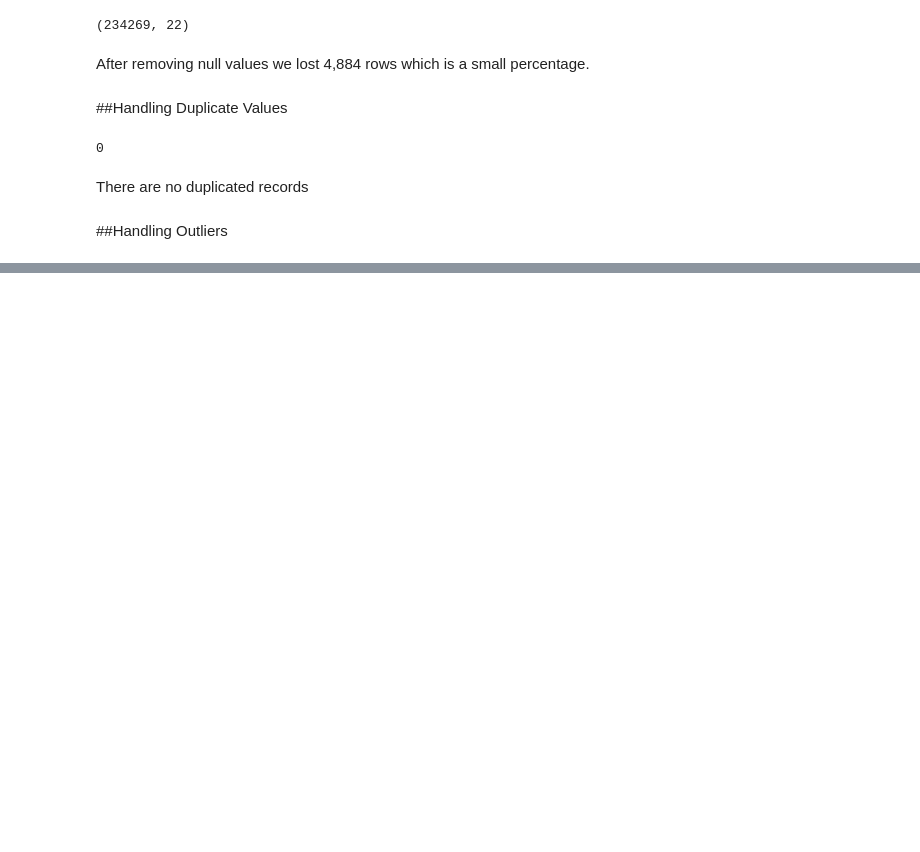
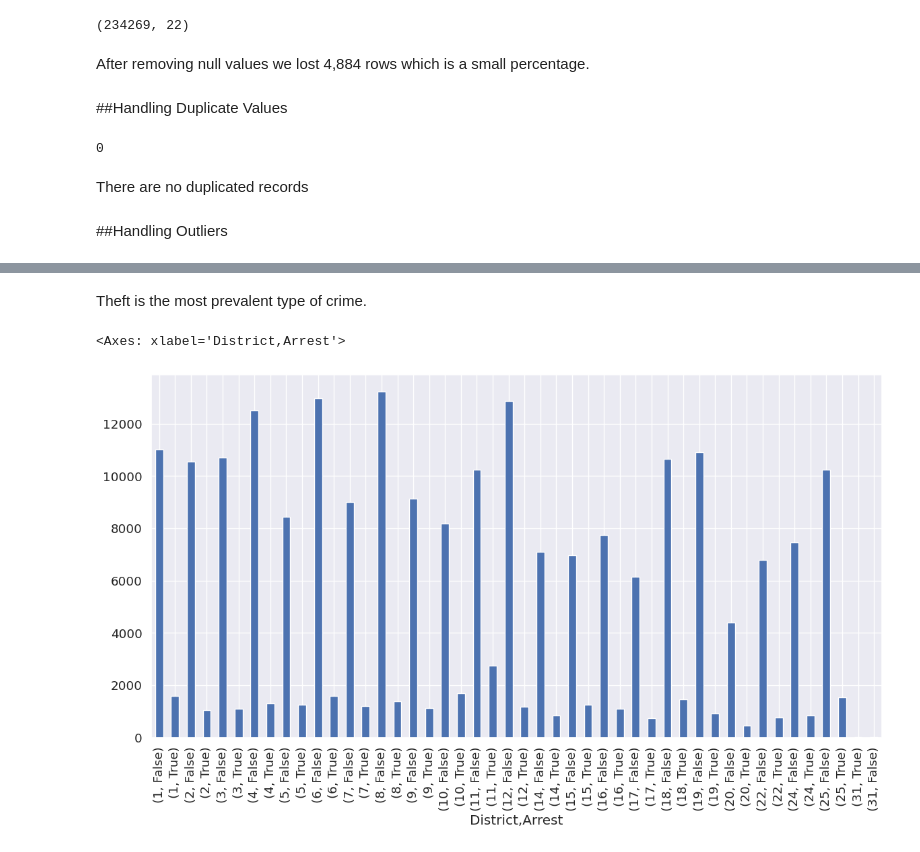
Before and after one commit to vcngeno/Visual_Design_Assignment2, a Jupyter notebook: Visual_Design_Assignment2.ipynb, the cells around one changed output, grey strips where cells are left out. Cells and saved outputs as stored; diff of their text form; code cells hidden in the pictures; blank space fills up the shorter version.

```diff
--- a/Visual_Design_Assignment2.ipynb
+++ b/Visual_Design_Assignment2.ipynb
@@ -137,0 +181,7 @@ There are no duplicated records
+# %% [markdown]
+Theft is the most prevalent type of crime.
+# %%
+df_chicago_crimes.groupby('District')['Arrest'].value_counts().plot.bar(figsize=(14,7))
+# %% [output]
+<Axes: xlabel='District,Arrest'>
+[figure, added]
```
Also changed, not shown: parts of 9 cells of this notebook.
